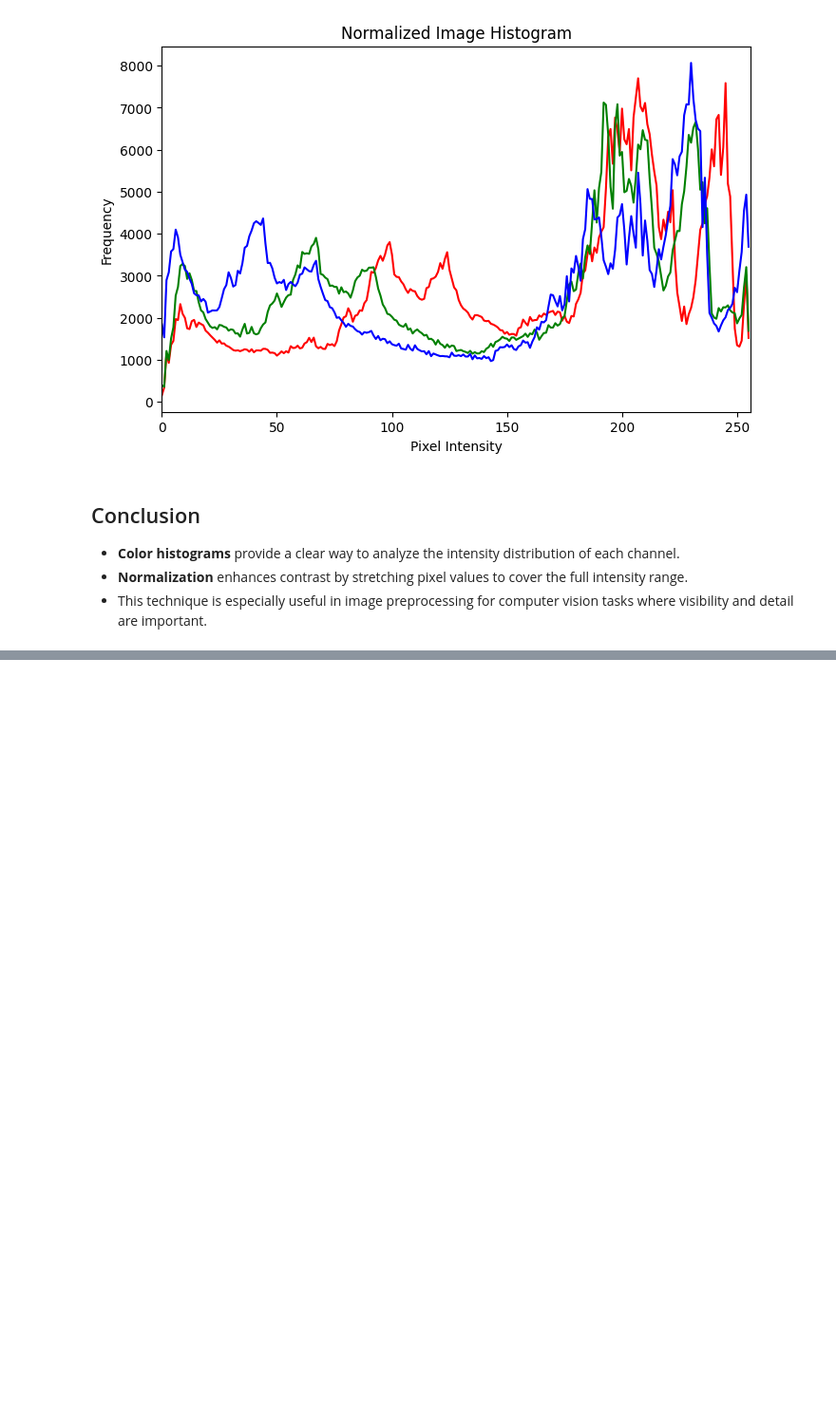
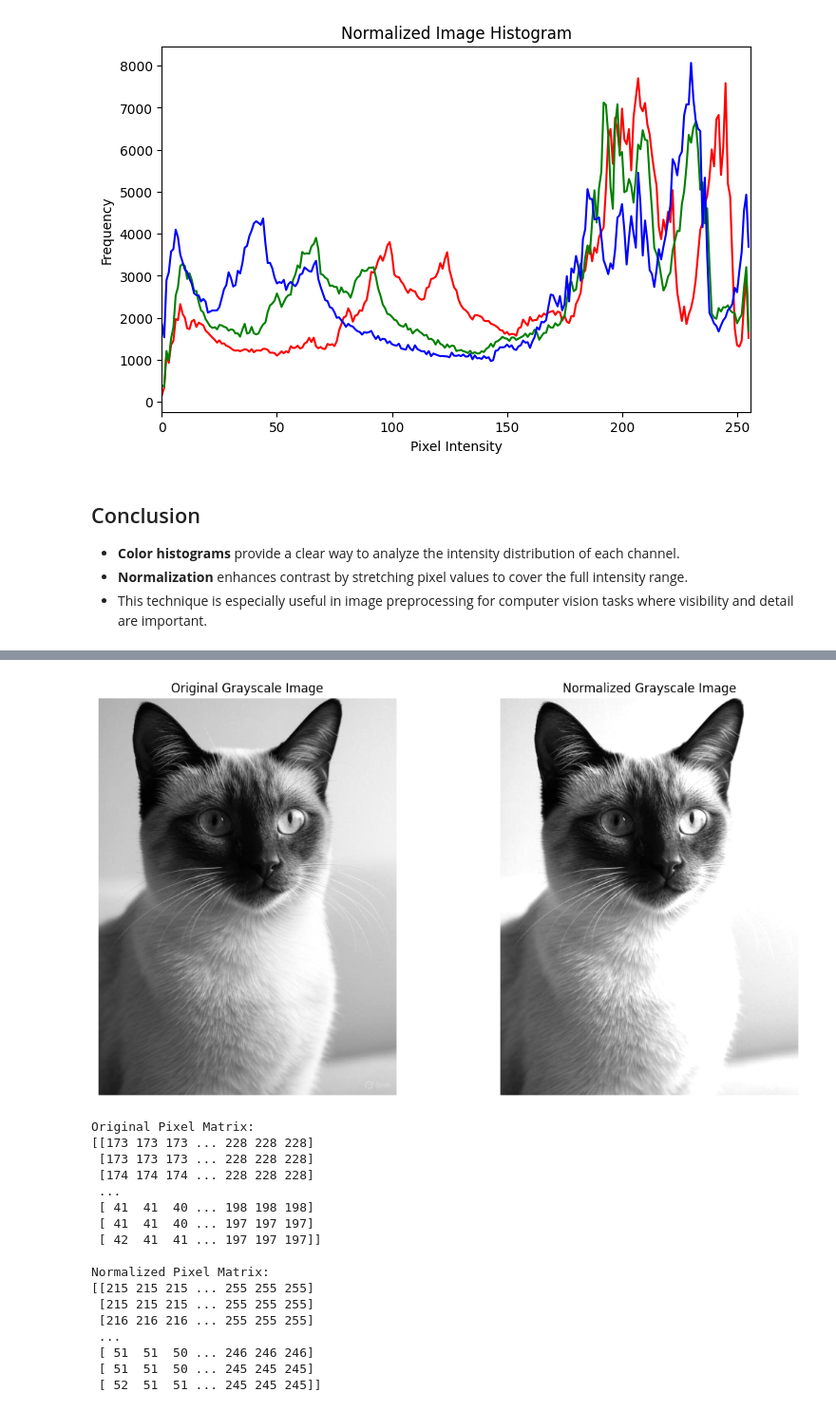
Before and after one commit to notyouriiz/Image_Processing, a Jupyter notebook: Color Histograms/HistogramNormalization.ipynb, the cells around one changed output, grey strips where cells are left out. Shown at 95% size. Drawn from its saved outputs; the diff is of its cells as text; code cells hidden in the pictures; blank space fills up the shorter version.

```diff
--- a/Color Histograms/HistogramNormalization.ipynb
+++ b/Color Histograms/HistogramNormalization.ipynb
@@ -142,0 +225,43 @@ plt.show()
+# %%
+# Normalize the image
+normalized = np.zeros_like(brighter)
+normalized = cv2.normalize(brighter, normalized, 0, 255, cv2.NORM_MINMAX)
+
+# Show normalized result side-by-side with original grayscale
+fig, axes = plt.subplots(1, 2, figsize=(12,6))
+
+axes[0].imshow(gray, cmap='gray')
+axes[0].set_title("Original Grayscale Image")
+axes[0].axis("off")
+
+axes[1].imshow(normalized, cmap='gray')
+axes[1].set_title("Normalized Grayscale Image")
+axes[1].axis("off")
+
+plt.tight_layout()
+plt.show()
+
+# Display pixel matrices
+print("Original Pixel Matrix:")
+print(gray)
+print("\nNormalized Pixel Matrix:")
+print(normalized)
+# %% [output]
+[figure, added]
+Original Pixel Matrix:
+[[173 173 173 ... 228 228 228]
+ [173 173 173 ... 228 228 228]
+ [174 174 174 ... 228 228 228]
+ ...
+ [ 41  41  40 ... 198 198 198]
+ [ 41  41  40 ... 197 197 197]
+ [ 42  41  41 ... 197 197 197]]
+
+Normalized Pixel Matrix:
+[[215 215 215 ... 255 255 255]
+ [215 215 215 ... 255 255 255]
+ [216 216 216 ... 255 255 255]
+ ...
+ [ 51  51  50 ... 246 246 246]
+ [ 51  51  50 ... 245 245 245]
+ [ 52  51  51 ... 245 245 245]]
```
Also changed, not shown: parts of 9 cells of this notebook, 2 other files.
